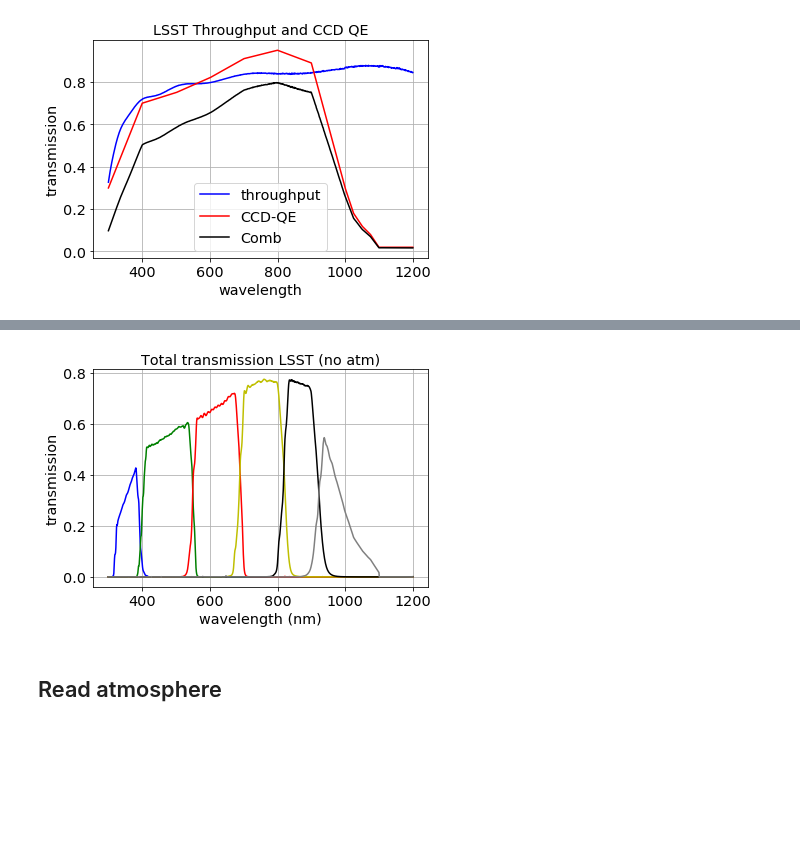
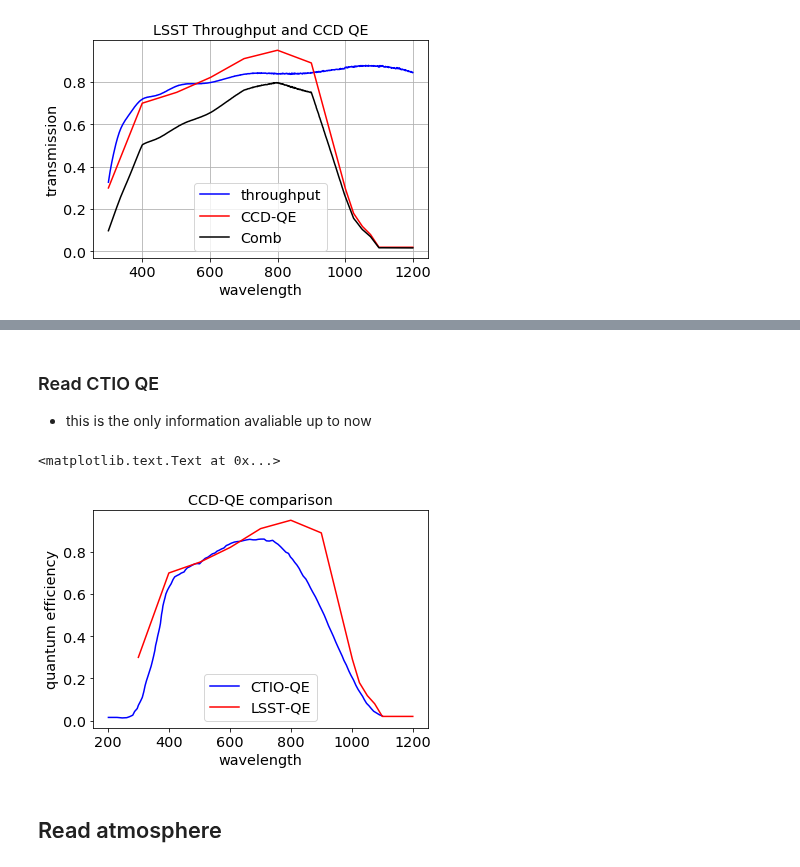
Before and after one commit to sylvielsstfr/CTIOAnaJun2017, a Jupyter notebook: spectrumsim/SED_CALSPEC_Atm_CTIOTel.ipynb, the cells around one changed output, grey strips where cells are left out. Drawn from its saved outputs; the diff is of its cells as text; code cells hidden in the pictures; blank space fills up the shorter version.

```diff
--- a/spectrumsim/SED_CALSPEC_Atm_CTIOTel.ipynb
+++ b/spectrumsim/SED_CALSPEC_Atm_CTIOTel.ipynb
@@ -181,17 +167,22 @@ tot_y4[np.where(wl2>1100)]=0
-# %%
-plt.plot(wl_u,tot_u,'b-')
-plt.plot(wl_g,tot_g,'g-')
-plt.plot(wl_r,tot_r,'r-')
-plt.plot(wl_i,tot_i,'y-')
-plt.plot(wl_z,tot_z,'k-')
-plt.plot(wl_y4,tot_y4,'-',color='grey')
-plt.grid()
-plt.title("Total transmission LSST (no atm)")
-plt.xlabel("wavelength (nm)")
-plt.ylabel("transmission")
-plt.savefig("lsst-total-transm.png")
-# %% [output]
-[figure, removed]
+# %% [markdown]
+### Read CTIO QE
+
+- this is the only information avaliable up to now
+# %%
+data_qe = np.loadtxt("./CTIOThroughput/qecurve.txt")
+# %%
+wl_qe=data_qe[:,0]
+tr_qe=data_qe[:,1]/100.
+# %%
+plt.plot(wl_qe,tr_qe,'b-',label='CTIO-QE')
+plt.plot(data_throuthput["WL"],data_throuthput["CCD2"],'r-',label='LSST-QE')
+plt.legend()
+plt.title("CCD-QE comparison")
+plt.xlabel("wavelength")
+plt.ylabel("quantum efficiency")
+# %% [output]
+<matplotlib.text.Text at 0x...>
+[figure, added]
 # %% [markdown]
 ## Read atmosphere
 # %%
```
Also changed, not shown: parts of 37 cells of this notebook, 1 other file.
